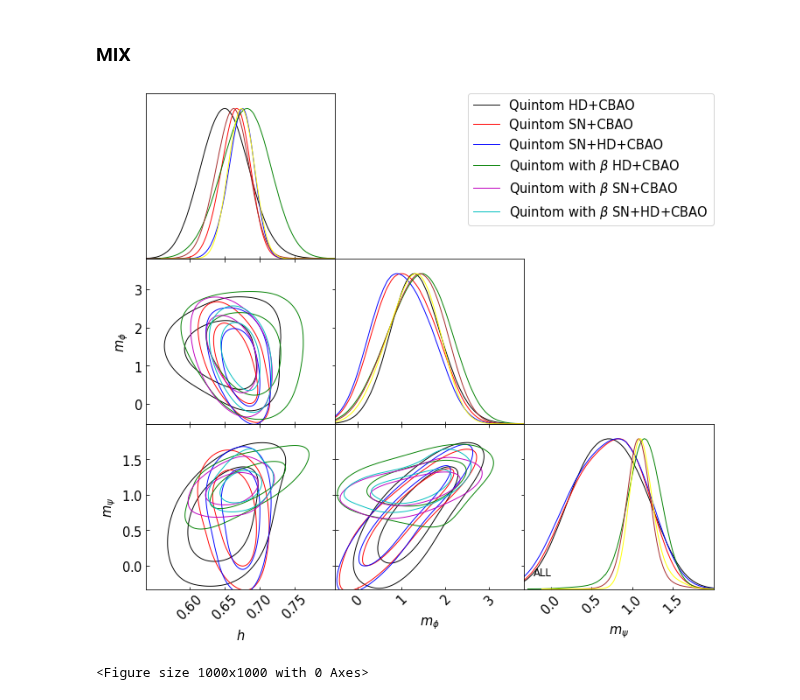
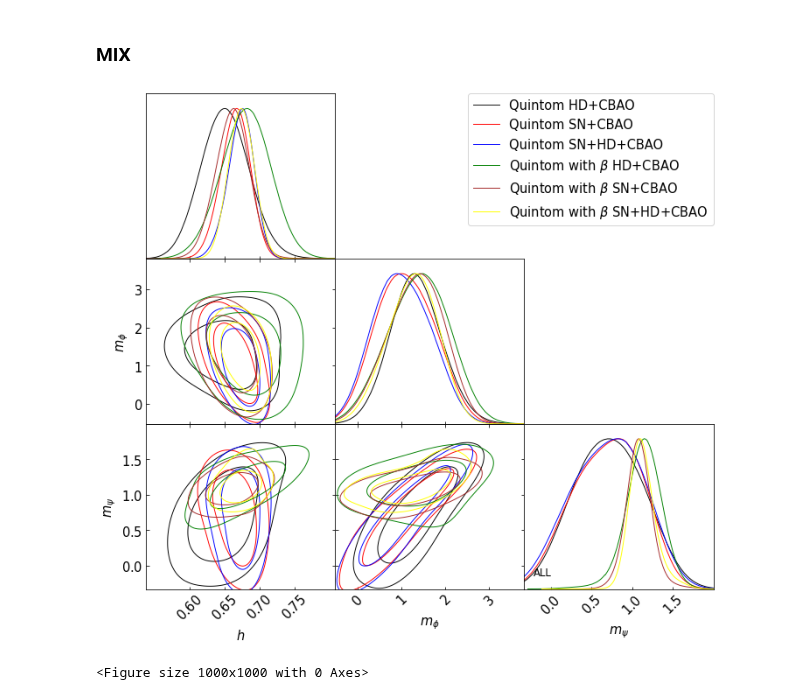
Before and after one commit to igomezv/simplemc_tests, a Jupyter notebook: getdist_Quintom.ipynb, the cells around one changed output. Cells and saved outputs as stored; diff of their text form; code cells hidden in the pictures.

```diff
--- a/getdist_Quintom.ipynb
+++ b/getdist_Quintom.ipynb
@@ -120,35 +120,35 @@ plt.savefig('hvsbeta_QuintomCouple.png', dpi=80)
 #                                              'ignore_rows': 0.1})
 
 
 #g.settings.axes_fontsize = 5
 g.settings.lab_fontsize = 15
 g.settings.x_label_rotation= 45
 #g.settings.alpha_filled_add = 0.9
 g.settings.legend_fontsize = 15
 g.settings.axes_fontsize = 15
 # g.settings.lw1 = 0.5
 
 # g.triangle_plot(roots_all, ['Om', 'Obh2', 'h', 'mquin', 'mphan'],
 g.triangle_plot(roots_mix, ['h', 'mquin', 'mphan'],
                 diag1d_kwargs={'colors':['black', 'red','blue', 'green', 'brown', 'yellow'],
                                'alphas':[1.0,1.0,1.0,1.0, 1.0, 1.0]},
-                colors=['black', 'red','blue', 'green'],
+                colors=['black', 'red','blue', 'green', 'brown', 'yellow'],
 #                 alphas = [1.0, 0.7, 0.5],
                 legend_labels=['Quintom HD+CBAO', 'Quintom SN+CBAO', 'Quintom SN+HD+CBAO',
                                'Quintom with $\\beta$ HD+CBAO',
                                'Quintom with $\\beta$ SN+CBAO', 'Quintom with $\\beta$ SN+HD+CBAO',
                               ],
                 legend_loc='upper right',
                 filled = False,
                 normalized=False, shaded=False)
 
 g.add_text('ALL', 0.05, 0.1)
 
 
 #plt.show()
 plt.savefig('TriangleQuintomAll.png', dpi=80)
 # %% [output]
-[figure, old version]
+[figure, new version]
 # %%
 plt.figure(figsize=(10, 10), dpi=100)
 
```
Also changed, not shown: parts of 1 cell of this notebook.
